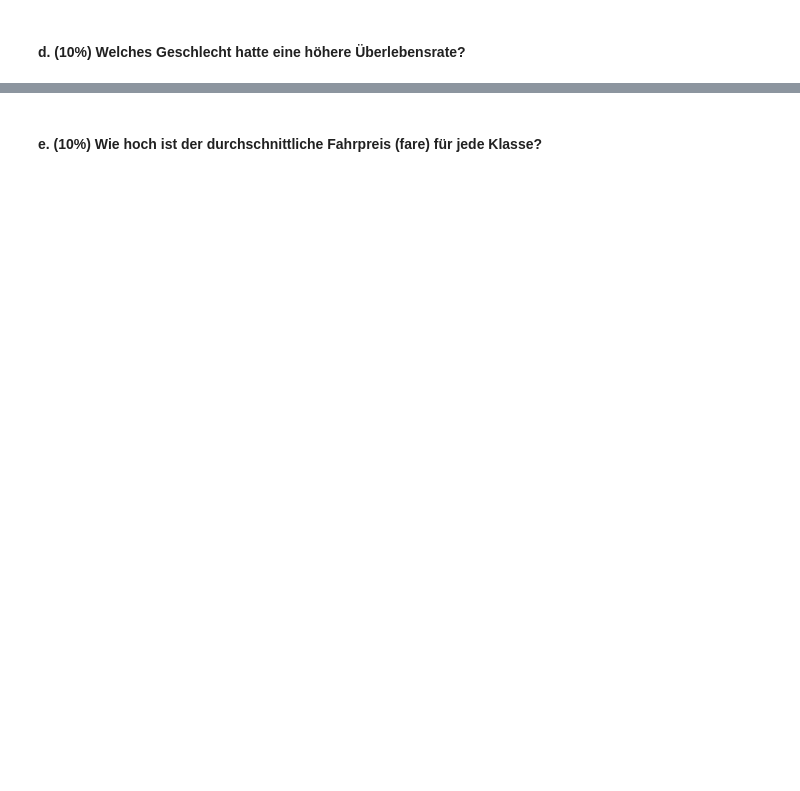
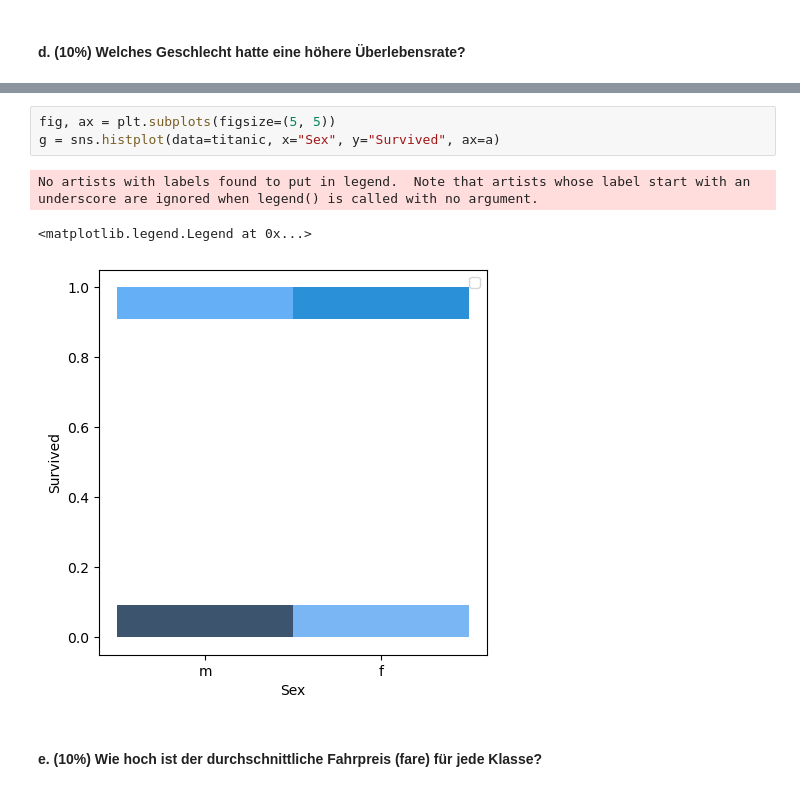
Before and after one commit to olehae/DS1, a Jupyter notebook: Hausaufgabe04.ipynb, the cells around one changed output, grey strips where cells are left out. Cells and saved outputs as stored; diff of their text form; blank space fills up the shorter version.

```diff
--- a/Hausaufgabe04.ipynb
+++ b/Hausaufgabe04.ipynb
@@ -223,2 +251,9 @@ Name: Survived, dtype: float64
+# %%
+fig, ax = plt.subplots(figsize=(5, 5))
+g = sns.histplot(data=titanic, x="Sex", y="Survived", ax=a)
+# %% [output]
+No artists with labels found to put in legend.  Note that artists whose label start with an underscore are ignored when legend() is called with no argument.
+<matplotlib.legend.Legend at 0x...>
+[figure, added]
 # %% [markdown]
 #### e. (10%) Wie hoch ist der durchschnittliche Fahrpreis (fare) für jede Klasse?
```
Also changed, not shown: parts of 7 cells of this notebook, 2 other files.
